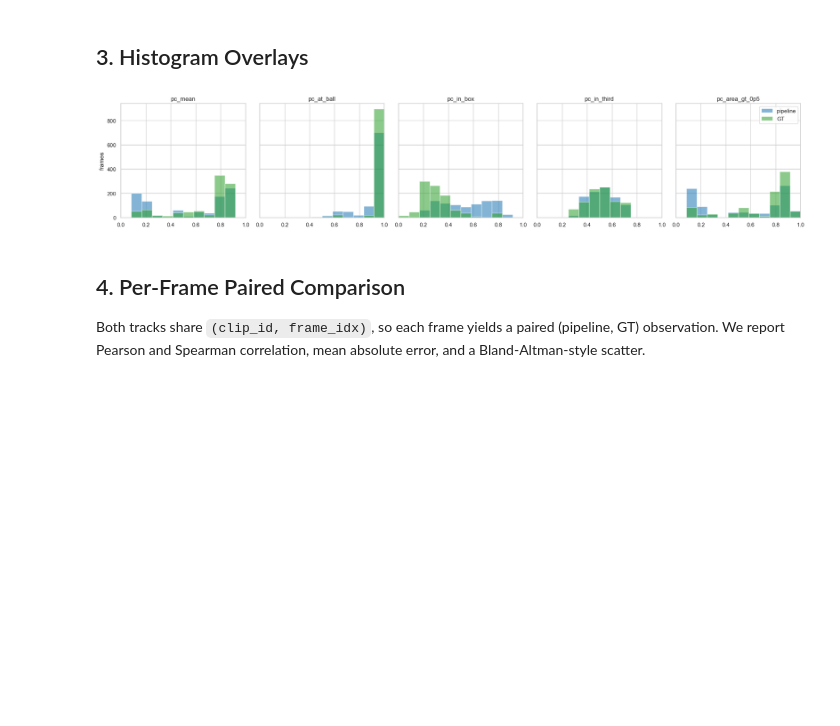
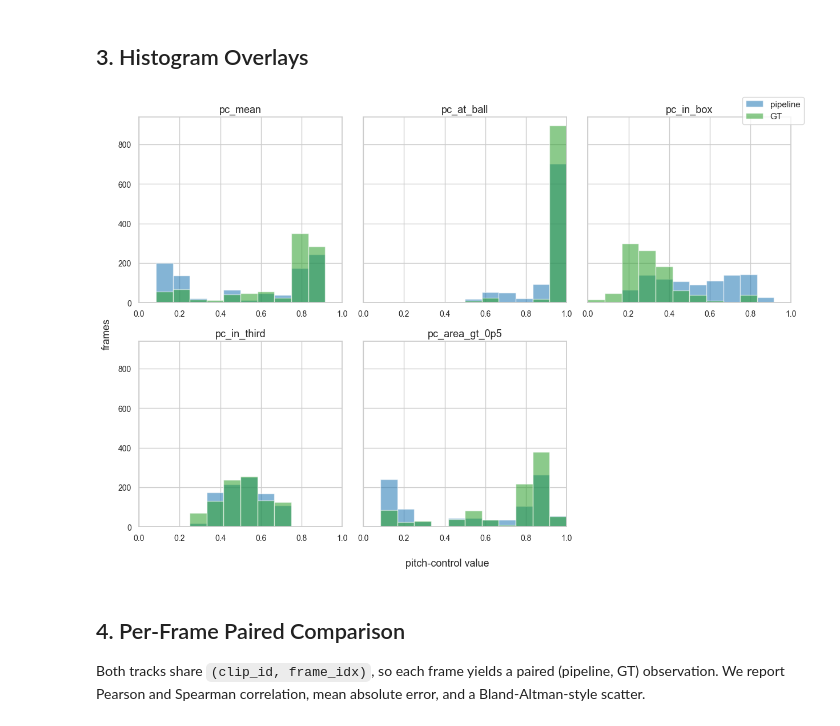
Before and after one commit to itzmore-mph/soccernet-setpiece-vision, a Jupyter notebook: notebooks/03_evaluation_and_validation.ipynb, the cells around one changed output. Saved outputs shown, nothing was run; the diff lists cells and outputs as text; code cells hidden in the pictures; blank space fills up the shorter version.

```diff
--- a/notebooks/03_evaluation_and_validation.ipynb
+++ b/notebooks/03_evaluation_and_validation.ipynb
@@ -115,22 +115,40 @@ Mean histogram overlap: 0.731
 # %% [markdown]
 ## 3. Histogram Overlays
 # %%
-fig, axes = plt.subplots(1, len(METRICS), figsize=(4 * len(METRICS), 4), sharey=True)
+# Histogram overlays: pipeline vs GT per metric.
+# 2-row grid (3 x 2) keeps each panel readable when scaled to Word page width.
+n = len(METRICS)
+ncols = 3
+nrows = -(-n // ncols)  # ceil division
+
+fig, axes = plt.subplots(nrows, ncols, figsize=(4.2 * ncols, 4.2 * nrows),
+                         sharey=True)
+axes = axes.ravel()
 edges = np.linspace(0.0, 1.0, HIST_BINS + 1)
+
 for ax, metric in zip(axes, METRICS):
     a = pc[pc["track"] == "pipeline"][metric].dropna()
     b = pc[pc["track"] == "gt"][metric].dropna()
     ax.hist(a, bins=edges, alpha=0.55, label="pipeline", color="#1f77b4")
     ax.hist(b, bins=edges, alpha=0.55, label="GT", color="#2ca02c")
-    ax.set_title(metric)
+    ax.set_title(metric, fontsize=13)
     ax.set_xlim(0, 1)
-axes[0].set_ylabel("frames")
-axes[-1].legend(loc="upper right")
+    ax.tick_params(labelsize=10)
+
+# hide unused panels
+for ax in axes[n:]:
+    ax.set_visible(False)
+
+# shared axis labels + single legend
+fig.supxlabel("pitch-control value", fontsize=13)
+fig.supylabel("frames", fontsize=13)
+handles, labels = axes[0].get_legend_handles_labels()
+fig.legend(handles, labels, loc="upper right", fontsize=11)
 fig.tight_layout()
-fig.savefig(FIGURES_DIR / "08_histogram_overlays.png", dpi=150)
+fig.savefig(FIGURES_DIR / "08_histogram_overlays.png", dpi=150, bbox_inches="tight")
 plt.show()
 # %% [output]
-[figure, old version]
+[figure, new version]
 # %% [markdown]
 ## 4. Per-Frame Paired Comparison
 
```
Also changed, not shown: parts of 1 cell of this notebook, 7 other files.
